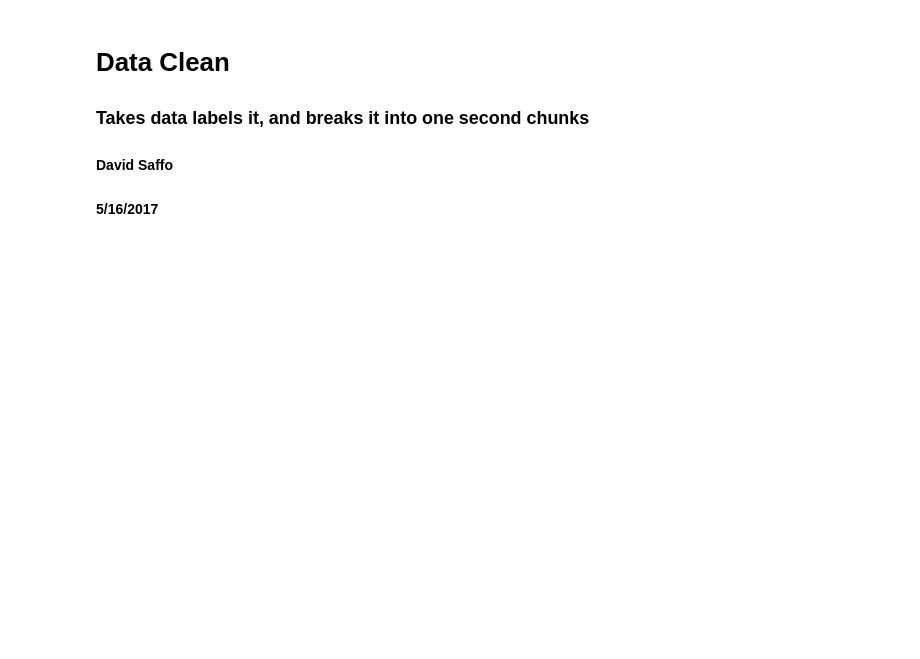
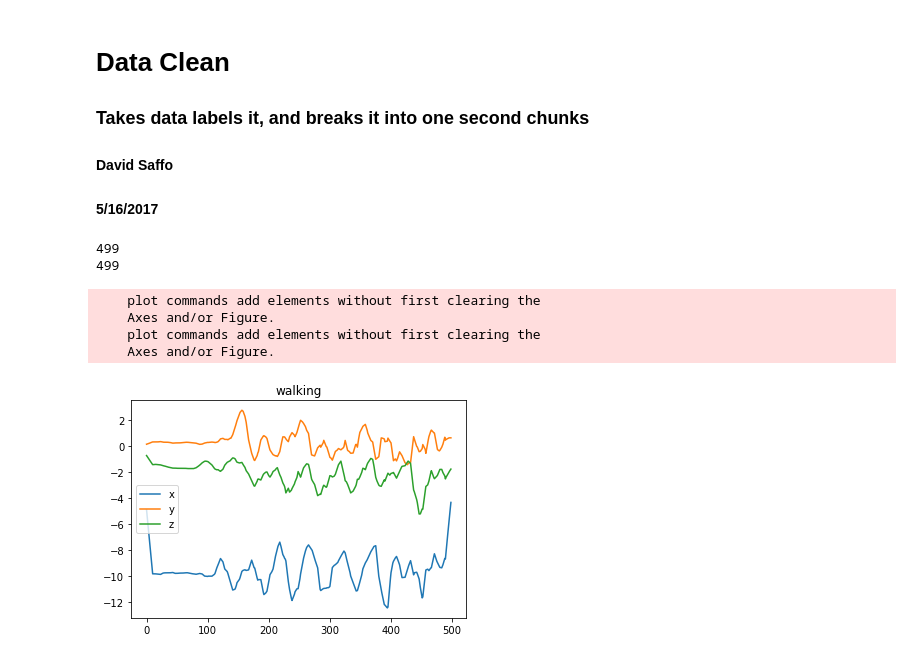
Before and after one commit to dsaffo/ToddlerActivityRecognition, a Jupyter notebook: DataClean.ipynb, the cells around one changed output. Saved outputs shown, nothing was run; the diff lists cells and outputs as text; code cells hidden in the pictures; blank space fills up the shorter version.

```diff
--- a/DataClean.ipynb
+++ b/DataClean.ipynb
@@ -81,7 +90,7 @@ def createDF(sub, act, data):
 
     d.pop(0)
     d.pop(-1)
-    d.pop(-2)
+
 
     dftest = pd.DataFrame(d)
 
@@ -446,3 +468,52 @@ for i in range(len(df)):
 df.insert(32, "xy mean", xy)
 df.insert(33, "yz mean", yz)
 df.insert(34, "xz mean", xz)
+# %%
+def movingaverage(interval, window_size):
+    window= np.ones(int(window_size))/float(window_size)
+    return np.convolve(interval, window, 'same')
+
+temp = []
+tempx = []
+tempy = []
+tempz = []
+xrun = []
+yrun = []
+zrun = []
+for i in range(len(df)):
+    temp = df.iloc[i,2]
+
+    for j in range(len(temp)):
+        tempx.append(temp[j][0])
+        tempy.append(temp[j][1])
+        tempz.append(temp[j][2])
+    x = np.array(tempx)
+    y = np.array(tempy)
+    z = np.array(tempz)
+
+    xrun.append(movingaverage(x,20))
+    yrun.append(movingaverage(y,20))
+    zrun.append(movingaverage(z,20))
+    tempx = []
+    tempy = []
+    tempz = []
+print(len(x))
+t_sit = range(len(xrun[0]))
+plt.hold('on')
+plt.plot(t_sit, xrun[0], t_sit, yrun[0], t_sit, zrun[0])
+plt.legend(['x', 'y', 'z'])
+plt.title('walking')
+plt.hold('off')
+
+print(len(xrun[0]))
+df.insert(35, "running x", xrun)
+df.insert(36, "running y", yrun)
+df.insert(37, "running z", zrun)
+# %% [output]
+499
+499
+    plot commands add elements without first clearing the
+    Axes and/or Figure.
+    plot commands add elements without first clearing the
+    Axes and/or Figure.
+[figure, added]
```
Also changed, not shown: parts of 16 cells of this notebook, 21 other files.
